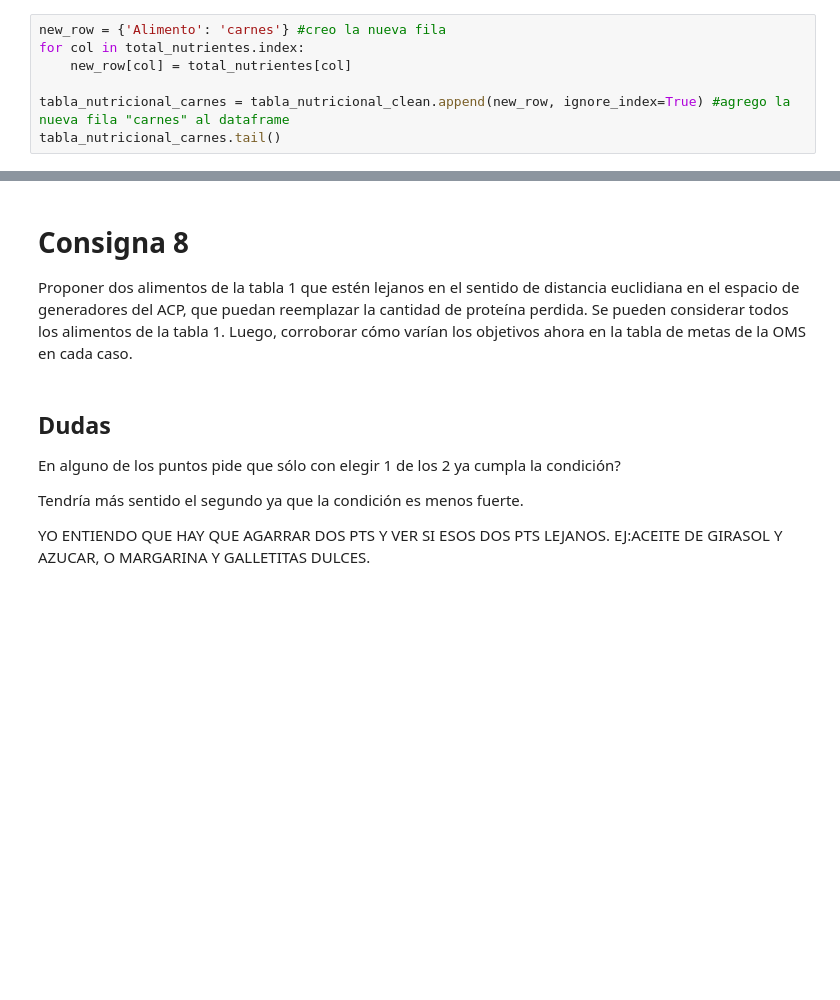
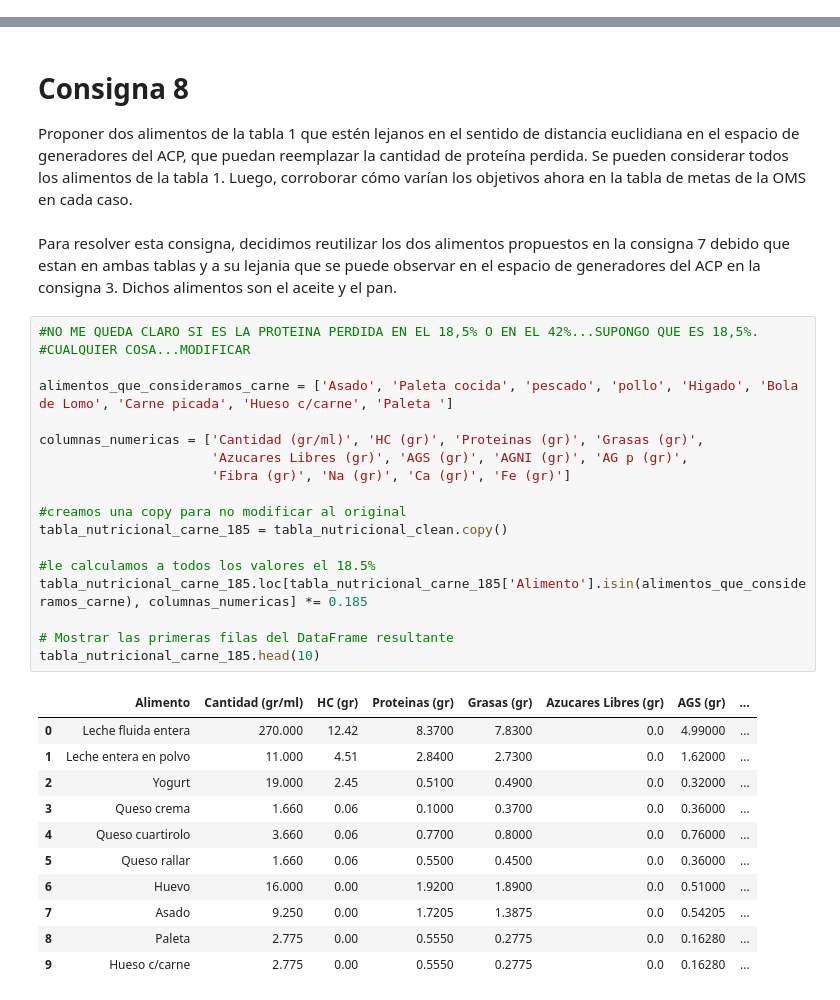
Before and after one commit to pedrobergaglio/algebra-lineal-computacional-2024, a Jupyter notebook: Enunciado TP2 y datos-20240601/Resolución.ipynb, the cells around one changed output, grey strips where cells are left out. Saved outputs shown, nothing was run; the diff lists cells and outputs as text; blank space fills up the shorter version.

```diff
--- a/Enunciado TP2 y datos-20240601/Resolución.ipynb
+++ b/Enunciado TP2 y datos-20240601/Resolución.ipynb
@@ -1022,10 +1013,3 @@ Na (gr)                   0.08214
 Ca (gr)                   0.01356
 Fe (gr)                   0.00324
 dtype: float64
-# %%
-new_row = {'Alimento': 'carnes'} #creo la nueva fila
-for col in total_nutrientes.index:
-    new_row[col] = total_nutrientes[col]
-
-tabla_nutricional_carnes = tabla_nutricional_clean.append(new_row, ignore_index=True) #agrego la nueva fila "carnes" al dataframe
-tabla_nutricional_carnes.tail()
@@ -1397,12 +1330,36 @@ La fibra no alcanza en ninguna?
 # Consigna 8
 
 Proponer dos alimentos de la tabla 1 que estén lejanos en el sentido de distancia euclidiana en el espacio de generadores del ACP, que puedan reemplazar la cantidad de proteína perdida. Se pueden considerar todos los alimentos de la tabla 1. Luego, corroborar cómo varían los objetivos ahora en la tabla de metas de la OMS en cada caso.
-# %% [markdown]
-## Dudas
-
-En alguno de los puntos pide que sólo con elegir 1 de los 2 ya cumpla la condición?
-
-Tendría más sentido el segundo ya que la condición es menos fuerte.
-
-
-YO ENTIENDO QUE HAY QUE AGARRAR DOS PTS Y VER SI ESOS DOS PTS LEJANOS. EJ:ACEITE DE GIRASOL Y AZUCAR, O MARGARINA Y GALLETITAS DULCES.
+# %% [markdown]
+Para resolver esta consigna, decidimos reutilizar los dos alimentos propuestos en la consigna 7 debido que estan en ambas tablas y a su lejania que se puede observar en el espacio de generadores del ACP en la consigna 3.
+Dichos alimentos son el aceite y el pan.
+# %%
+#NO ME QUEDA CLARO SI ES LA PROTEINA PERDIDA EN EL 18,5% O EN EL 42%...SUPONGO QUE ES 18,5%.
+#CUALQUIER COSA...MODIFICAR
+
+alimentos_que_consideramos_carne = ['Asado', 'Paleta cocida', 'pescado', 'pollo', 'Higado', 'Bola de Lomo', 'Carne picada', 'Hueso c/carne', 'Paleta ']
+
+columnas_numericas = ['Cantidad (gr/ml)', 'HC (gr)', 'Proteinas (gr)', 'Grasas (gr)',
+                      'Azucares Libres (gr)', 'AGS (gr)', 'AGNI (gr)', 'AG p (gr)',
+                      'Fibra (gr)', 'Na (gr)', 'Ca (gr)', 'Fe (gr)']
+
+#creamos una copy para no modificar al original
+tabla_nutricional_carne_185 = tabla_nutricional_clean.copy()
+
+#le calculamos a todos los valores el 18.5%
+tabla_nutricional_carne_185.loc[tabla_nutricional_carne_185['Alimento'].isin(alimentos_que_consideramos_carne), columnas_numericas] *= 0.185
+
+# Mostrar las primeras filas del DataFrame resultante
+tabla_nutricional_carne_185.head(10)
+# %% [output]
+|  | Alimento | Cantidad (gr/ml) | HC (gr) | Proteinas (gr) | Grasas (gr) | Azucares Libres (gr) | AGS (gr) | ... |
+| 0 | Leche fluida entera | 270.000 | 12.42 | 8.3700 | 7.8300 | 0.0 | 4.99000 | ... |
+| 1 | Leche entera en polvo | 11.000 | 4.51 | 2.8400 | 2.7300 | 0.0 | 1.62000 | ... |
+| 2 | Yogurt | 19.000 | 2.45 | 0.5100 | 0.4900 | 0.0 | 0.32000 | ... |
+| 3 | Queso crema | 1.660 | 0.06 | 0.1000 | 0.3700 | 0.0 | 0.36000 | ... |
+| 4 | Queso cuartirolo | 3.660 | 0.06 | 0.7700 | 0.8000 | 0.0 | 0.76000 | ... |
+| 5 | Queso rallar | 1.660 | 0.06 | 0.5500 | 0.4500 | 0.0 | 0.36000 | ... |
+| 6 | Huevo | 16.000 | 0.00 | 1.9200 | 1.8900 | 0.0 | 0.51000 | ... |
+| 7 | Asado | 9.250 | 0.00 | 1.7205 | 1.3875 | 0.0 | 0.54205 | ... |
+| 8 | Paleta | 2.775 | 0.00 | 0.5550 | 0.2775 | 0.0 | 0.16280 | ... |
+| 9 | Hueso c/carne | 2.775 | 0.00 | 0.5550 | 0.2775 | 0.0 | 0.16280 | ... |
```
Also changed, not shown: parts of 19 cells of this notebook.
